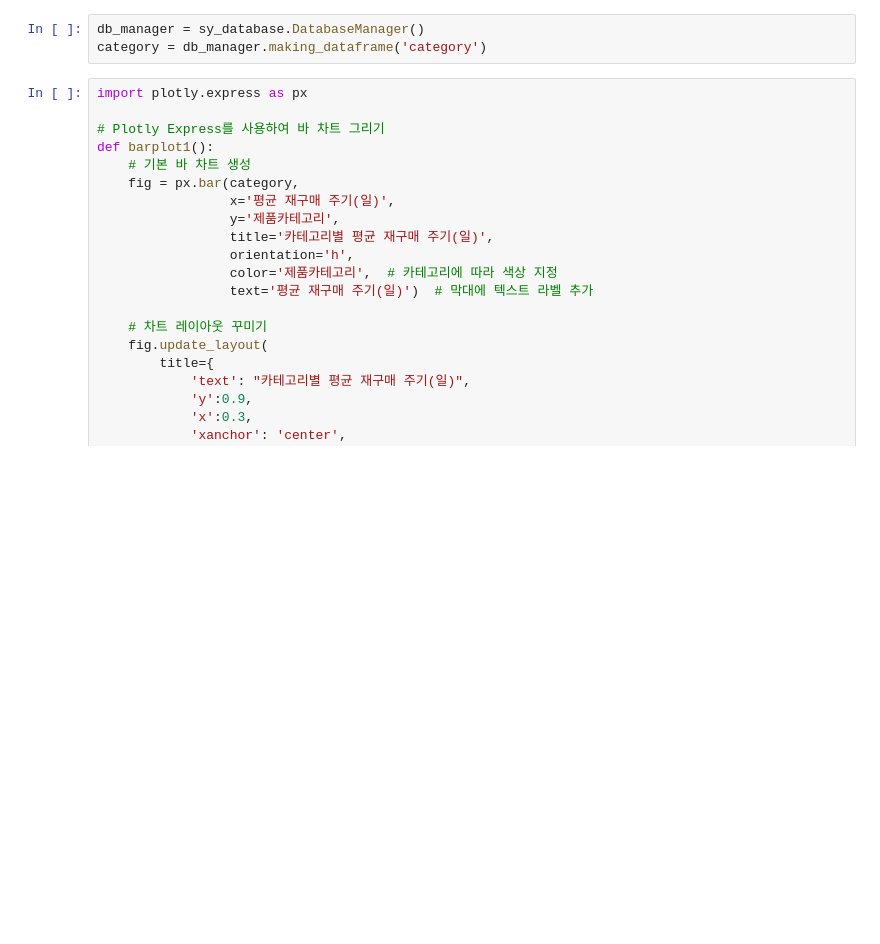
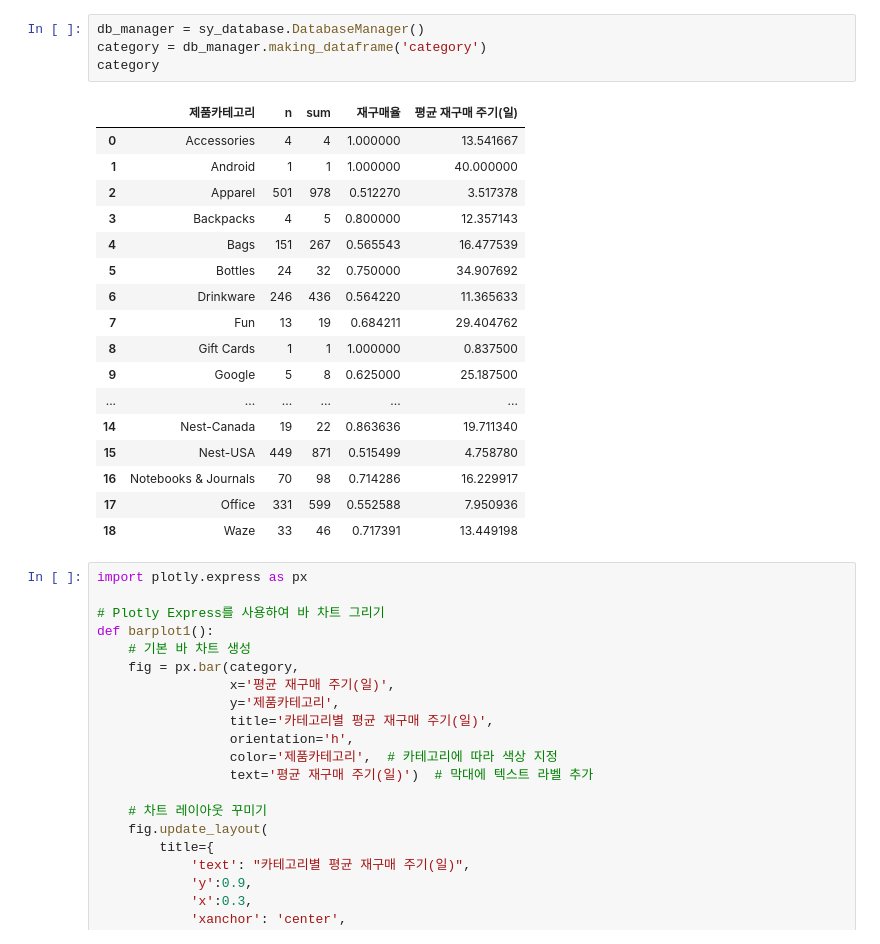
Before and after one commit to YoungnohLee/dash_team, a Jupyter notebook: sy_Dashboard.ipynb, the cells around one changed output. Saved outputs shown, nothing was run; the diff lists cells and outputs as text; blank space fills up the shorter version.

```diff
--- a/sy_Dashboard.ipynb
+++ b/sy_Dashboard.ipynb
@@ -39,6 +24,25 @@ The dash_html_components package is deprecated. Please replace
 # %%
 db_manager = sy_database.DatabaseManager()
 category = db_manager.making_dataframe('category')
+category
+# %% [output]
+|  | 제품카테고리 | n | sum | 재구매율 | 평균 재구매 주기(일) |
+| 0 | Accessories | 4 | 4 | 1.000000 | 13.541667 |
+| 1 | Android | 1 | 1 | 1.000000 | 40.000000 |
+| 2 | Apparel | 501 | 978 | 0.512270 | 3.517378 |
+| 3 | Backpacks | 4 | 5 | 0.800000 | 12.357143 |
+| 4 | Bags | 151 | 267 | 0.565543 | 16.477539 |
+| 5 | Bottles | 24 | 32 | 0.750000 | 34.907692 |
+| 6 | Drinkware | 246 | 436 | 0.564220 | 11.365633 |
+| 7 | Fun | 13 | 19 | 0.684211 | 29.404762 |
+| 8 | Gift Cards | 1 | 1 | 1.000000 | 0.837500 |
+| 9 | Google | 5 | 8 | 0.625000 | 25.187500 |
+| ... | ... | ... | ... | ... | ... |
+| 14 | Nest-Canada | 19 | 22 | 0.863636 | 19.711340 |
+| 15 | Nest-USA | 449 | 871 | 0.515499 | 4.758780 |
+| 16 | Notebooks & Journals | 70 | 98 | 0.714286 | 16.229917 |
+| 17 | Office | 331 | 599 | 0.552588 | 7.950936 |
+| 18 | Waze | 33 | 46 | 0.717391 | 13.449198 |
 # %%
 import plotly.express as px
 
```
Also changed, not shown: parts of 3 cells of this notebook, 3 other files.
